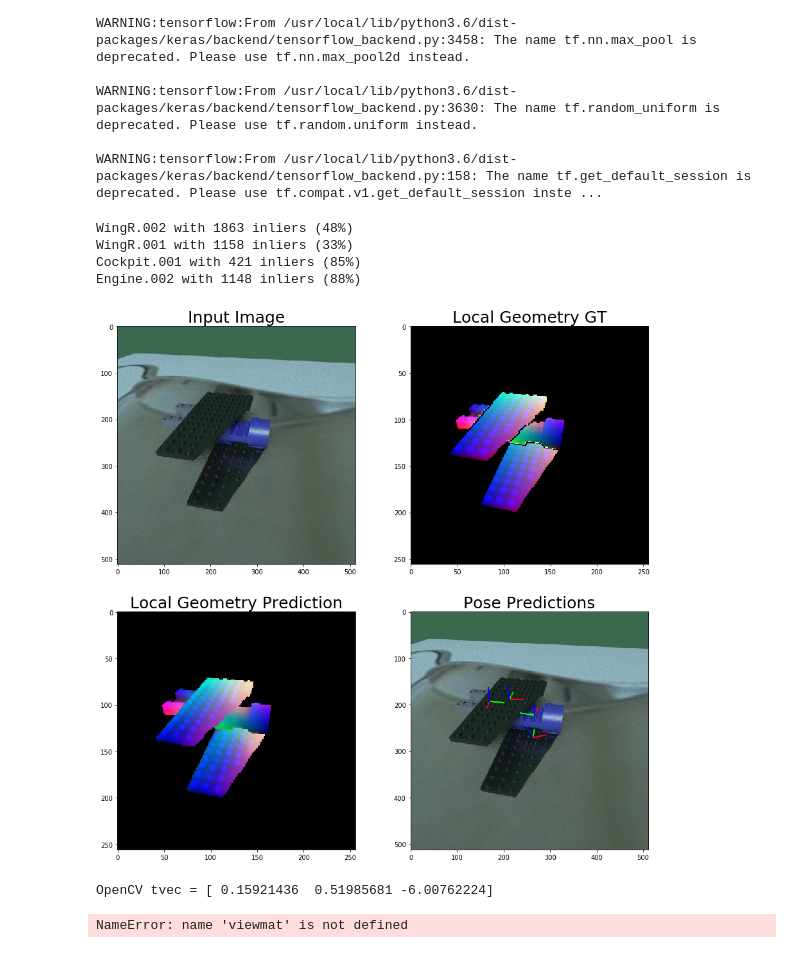
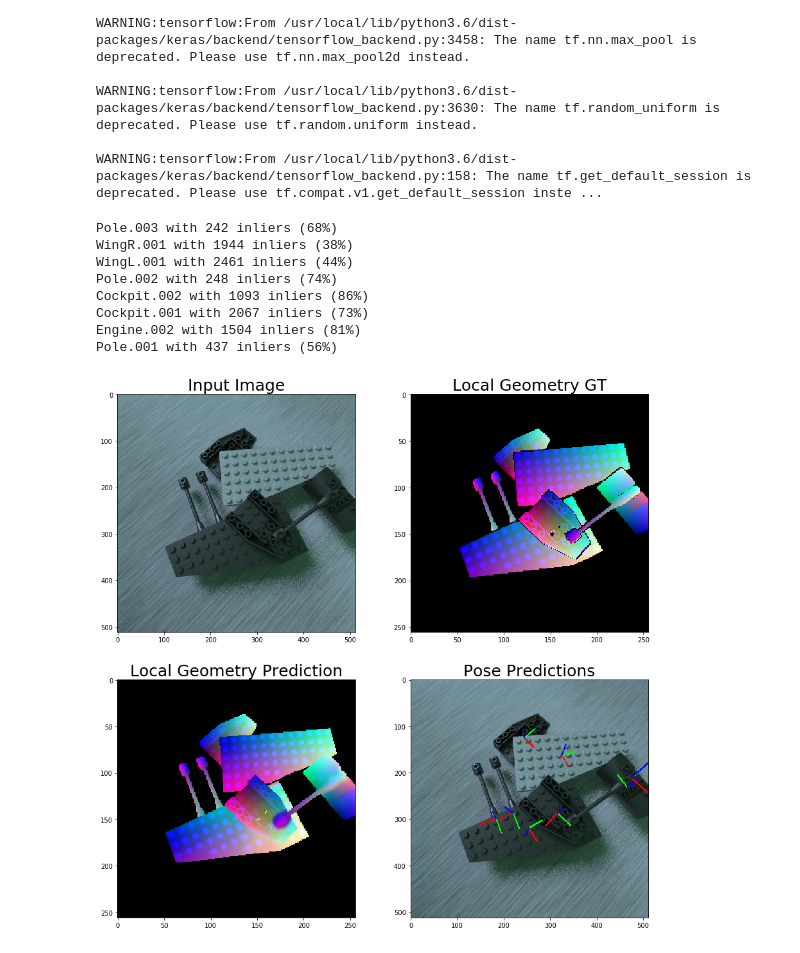
Before and after one commit to WHSnyder/Brickthrough, a Jupyter notebook: pose_est/geom_net.ipynb, the cells around one changed output. Cells and saved outputs as stored; diff of their text form; code cells hidden in the pictures.

```diff
--- a/pose_est/geom_net.ipynb
+++ b/pose_est/geom_net.ipynb
@@ -121,7 +121,7 @@ WARNING:tensorflow:From /usr/local/lib/python3.6/dist-packages/keras/backend/ten
 
 WARNING:tensorflow:From /usr/local/lib/python3.6/dist-packages/keras/backend/tensorflow_backend.py:158: The name tf.get_default_session is deprecated. Please use tf.compat.v1.get_default_session inste ...
 # %%
-index = 6
+index = 4
 datapath = "/home/will/projects/legoproj/data/kpts_dset_{}/".format(index)
 data = fu.dictFromJson(datapath + "dset.json")
 
@@ -164,7 +164,7 @@ def generatePrediction(i):
 
     return names, geom_pred, geom_pred_wing, cv2.cvtColor(img,cv2.COLOR_BGR2RGB), masks, geomraw, geomrawwing
 # %%
-ind = 8
+ind = 5
 names, geom_pred, geom_pred_wing, img, masks, geomraw, geomrawwing = generatePrediction(ind)
 imgdup = img.copy()
 inds = np.dstack(np.meshgrid(np.arange(256), np.arange(256)))
@@ -232,43 +232,47 @@ for obj in names:
 
 
 
-    modelmat = fu.matrix_from_string(data["objects"][objname]["modelmat"])
-    viewmat = fu.matrix_from_string(data["viewmats"][i])
+    #modelmat = fu.matrix_from_string(data["objects"][objname]["modelmat"])
+    #viewmat = fu.matrix_from_string(data["viewmats"][i])
 
-    screenverts = fu.verts_to_screen(modelmat, viewmat, projmat, studs, filter=True)
-    screenverts[:,0:2] = fu.toNDC(screenverts[:,0:2], (512,512))
+    #screenverts = fu.verts_to_screen(modelmat, viewmat, projmat, studs, filter=True)
+    #screenverts[:,0:2] = fu.toNDC(screenverts[:,0:2], (512,512))
 
 
 fig=plt.figure(figsize=(15,15),facecolor='white')
 
 fig.add_subplot(2, 2, 1)
 plt.title('Input Image', fontsize=25)
 plt.imshow(img)
 
 geomgtcomp = cv2.cvtColor(geomgtcomp, cv2.COLOR_BGR2RGB)
 
 fig.add_subplot(2, 2, 2)
 plt.title('Local Geometry GT', fontsize=25)
 plt.imshow(geomgtcomp)
 
 #geomcomp[geomgtcomp < 2] = geompred[geomgtcomp<2]
 geomcomp = cv2.cvtColor(geomcomp, cv2.COLOR_BGR2RGB)
 
 fig.add_subplot(2, 2, 3)
 plt.title('Local Geometry Prediction', fontsize=25)
 plt.imshow(geomcomp)
 
 fig.add_subplot(2, 2, 4)
 plt.title('Pose Predictions', fontsize=25)
 plt.imshow(imgdup)
 
 plt.show()
 # %% [output]
-WingR.002 with 1863 inliers (48%)
-WingR.001 with 1158 inliers (33%)
-Cockpit.001 with 421 inliers (85%)
-Engine.002 with 1148 inliers (88%)
+Pole.003 with 242 inliers (68%)
+WingR.001 with 1944 inliers (38%)
+WingL.001 with 2461 inliers (44%)
+Pole.002 with 248 inliers (74%)
+Cockpit.002 with 1093 inliers (86%)
+Cockpit.001 with 2067 inliers (73%)
+Engine.002 with 1504 inliers (81%)
+Pole.001 with 437 inliers (56%)
-[figure, old version]
+[figure, new version]
 # %%
 import scipy
 from scipy.spatial.transform import Rotation as R
@@ -306,6 +310,3 @@ print("Estimated rotmat = {}\n".format(cv2bl))
 
 #print("Blender rotmat = \n{}\n".format(brotmat.as_rotvec()))
 #print("OpenCV rotmat = \n{}\n".format(cvrotmat.as_rotvec()))
-# %% [output]
-OpenCV tvec = [ 0.15921436  0.51985681 -6.00762224]
-NameError: name 'viewmat' is not defined
```
Also changed, not shown: 4 other files.
